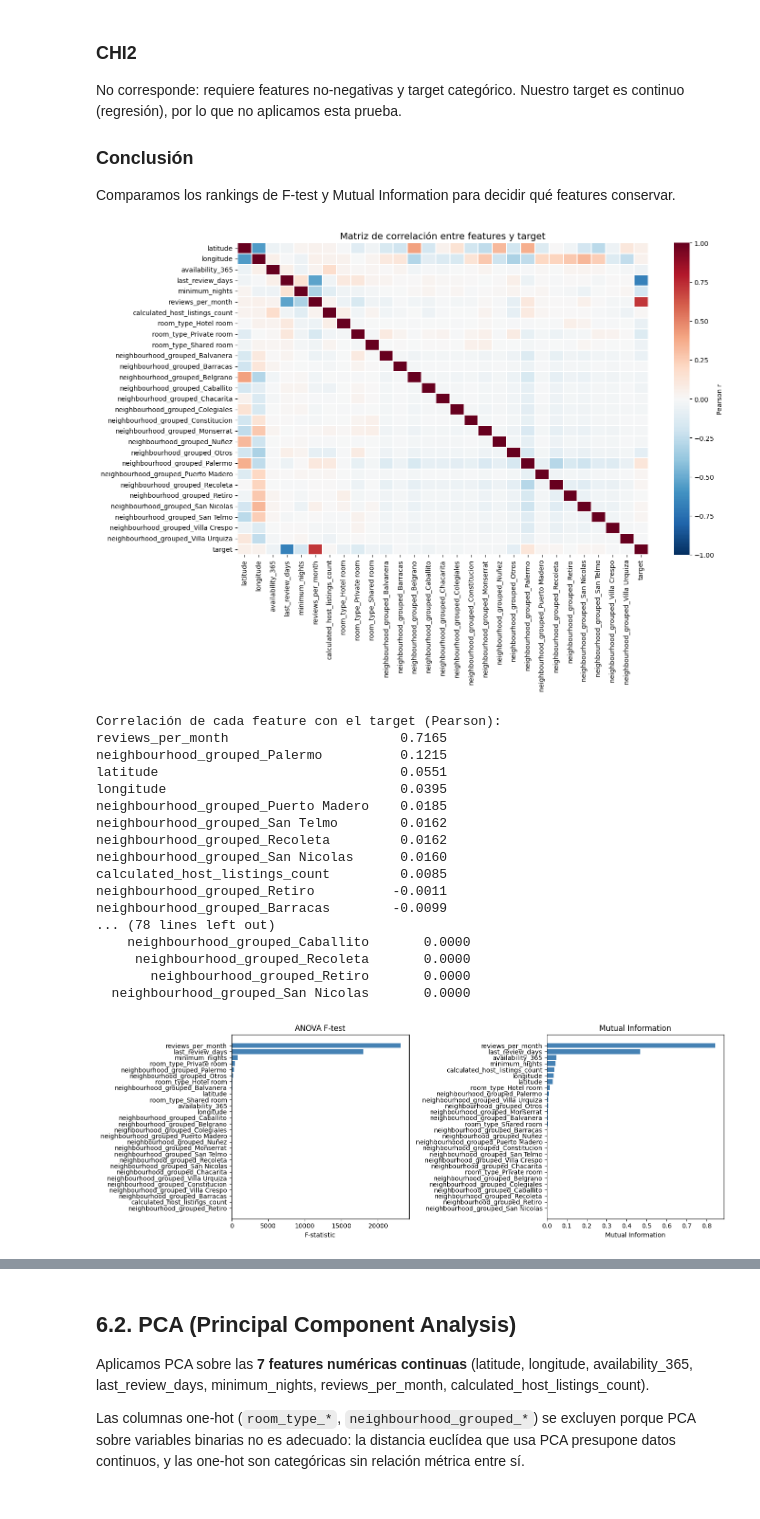
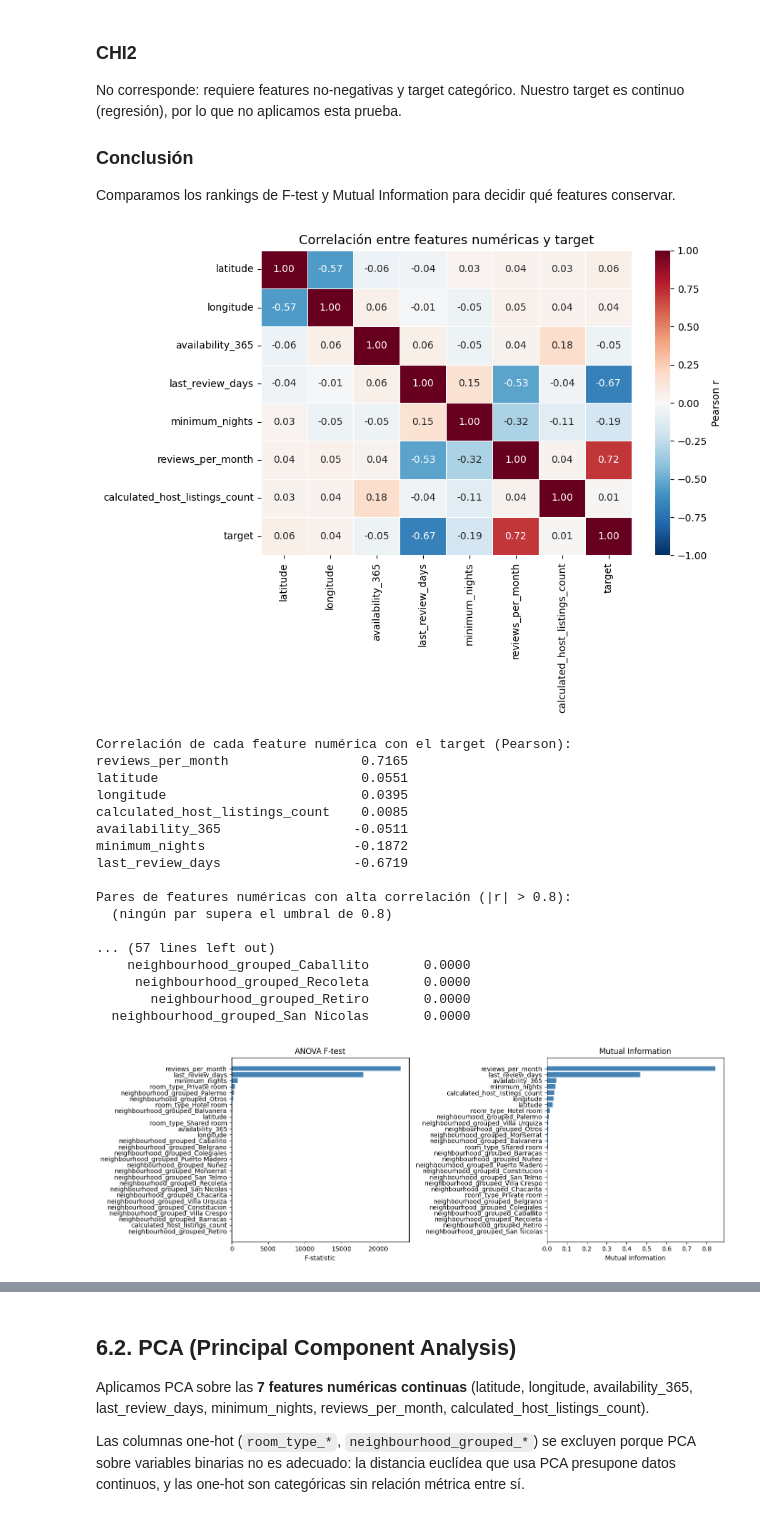
Before and after one commit to uqee/CEIA_AdD_AMIA_Trabajo_grupal_7, a Jupyter notebook: src/listings.ipynb, the cells around one changed output, grey strips where cells are left out. Drawn from its saved outputs; the diff is of its cells as text; code cells hidden in the pictures.

```diff
--- a/src/listings.ipynb
+++ b/src/listings.ipynb
@@ -806,26 +773,30 @@ import matplotlib.pyplot as plt
 import seaborn as sns
 from sklearn.feature_selection import f_regression, mutual_info_regression
 
-# --- 1. Matriz de correlación ---
-corr = X_train_scaled.copy()
-corr['target'] = y_train
+# --- 1. Matriz de correlación (features numéricas + target) ---
+# Excluimos las one-hot porque su correlación individual con el target es baja
+num_cols_hm = ['latitude', 'longitude', 'availability_365',
+               'last_review_days', 'minimum_nights',
+               'reviews_per_month', 'calculated_host_listings_count', 'target']
 
-corr_matrix = corr.corr(method='pearson')
+corr_hm = X_train_scaled[num_cols_hm[:-1]].copy()
+corr_hm['target'] = y_train
+corr_matrix = corr_hm.corr(method='pearson')
 
-plt.figure(figsize=(14, 10))
-sns.heatmap(corr_matrix, cmap='RdBu_r', center=0, vmin=-1, vmax=1,
-            linewidths=0.3, cbar_kws={'label': 'Pearson r'})
-plt.title('Matriz de correlación entre features y target', fontsize=14)
+plt.figure(figsize=(9, 7))
+sns.heatmap(corr_matrix, annot=True, fmt='.2f', cmap='RdBu_r', center=0,
+            vmin=-1, vmax=1, linewidths=0.5, cbar_kws={'label': 'Pearson r'})
+plt.title('Correlación entre features numéricas y target', fontsize=13)
 plt.tight_layout()
 plt.show()
 
 # Correlación con el target
 target_corr = corr_matrix['target'].drop('target').sort_values(ascending=False)
-print("Correlación de cada feature con el target (Pearson):")
+print("Correlación de cada feature numérica con el target (Pearson):")
 print(target_corr.to_string(float_format=lambda x: f'{x:.4f}'))
 
-# Multicolinealidad: pares con |r| > 0.8
-print("\nPares de features con alta correlación (|r| > 0.8):")
+# Multicolinealidad: pares con |r| > 0.8 entre features numéricas
+print("\nPares de features numéricas con alta correlación (|r| > 0.8):")
 high_corr = []
 for i in range(len(corr_matrix.columns)):
     for j in range(i+1, len(corr_matrix.columns)):
@@ -854,47 +825,47 @@ print(ranking_f.to_string(index=False, float_format=lambda x: f'{x:.4f}'))
 
 # --- 3. Mutual Information ---
 mi = mutual_info_regression(X_train_scaled, y_train, random_state=42)
 
 ranking_mi = pd.DataFrame({
     'feature': X_train_scaled.columns,
     'mutual_info': mi
 }).sort_values('mutual_info', ascending=False).reset_index(drop=True)
 
 print("\nRanking por Mutual Information:")
 print(ranking_mi.to_string(index=False, float_format=lambda x: f'{x:.4f}'))
 
 # --- 4. Comparativa ---
 fig, axes = plt.subplots(1, 2, figsize=(14, 5))
 
 axes[0].barh(range(len(ranking_f)), ranking_f['F_statistic'][::-1], color='steelblue')
 axes[0].set_yticks(range(len(ranking_f)))
 axes[0].set_yticklabels(ranking_f['feature'][::-1])
 axes[0].set_xlabel('F-statistic')
 axes[0].set_title('ANOVA F-test')
 
 axes[1].barh(range(len(ranking_mi)), ranking_mi['mutual_info'][::-1], color='steelblue')
 axes[1].set_yticks(range(len(ranking_mi)))
 axes[1].set_yticklabels(ranking_mi['feature'][::-1])
 axes[1].set_xlabel('Mutual Information')
 axes[1].set_title('Mutual Information')
 
 plt.tight_layout()
 plt.show()
 # %% [output]
-[figure, old version]
+[figure, new version]
-Correlación de cada feature con el target (Pearson):
-reviews_per_month                      0.7165
-neighbourhood_grouped_Palermo          0.1215
-latitude                               0.0551
-longitude                              0.0395
-neighbourhood_grouped_Puerto Madero    0.0185
-neighbourhood_grouped_San Telmo        0.0162
-neighbourhood_grouped_Recoleta         0.0162
-neighbourhood_grouped_San Nicolas      0.0160
-calculated_host_listings_count         0.0085
-neighbourhood_grouped_Retiro          -0.0011
-neighbourhood_grouped_Barracas        -0.0099
-... (78 lines left out)
+Correlación de cada feature numérica con el target (Pearson):
+reviews_per_month                 0.7165
+latitude                          0.0551
+longitude                         0.0395
+calculated_host_listings_count    0.0085
+availability_365                 -0.0511
+minimum_nights                   -0.1872
+last_review_days                 -0.6719
+
+Pares de features numéricas con alta correlación (|r| > 0.8):
+  (ningún par supera el umbral de 0.8)
+
+... (57 lines left out)
     neighbourhood_grouped_Caballito       0.0000
      neighbourhood_grouped_Recoleta       0.0000
        neighbourhood_grouped_Retiro       0.0000
```
Also changed, not shown: parts of 11 cells of this notebook.
